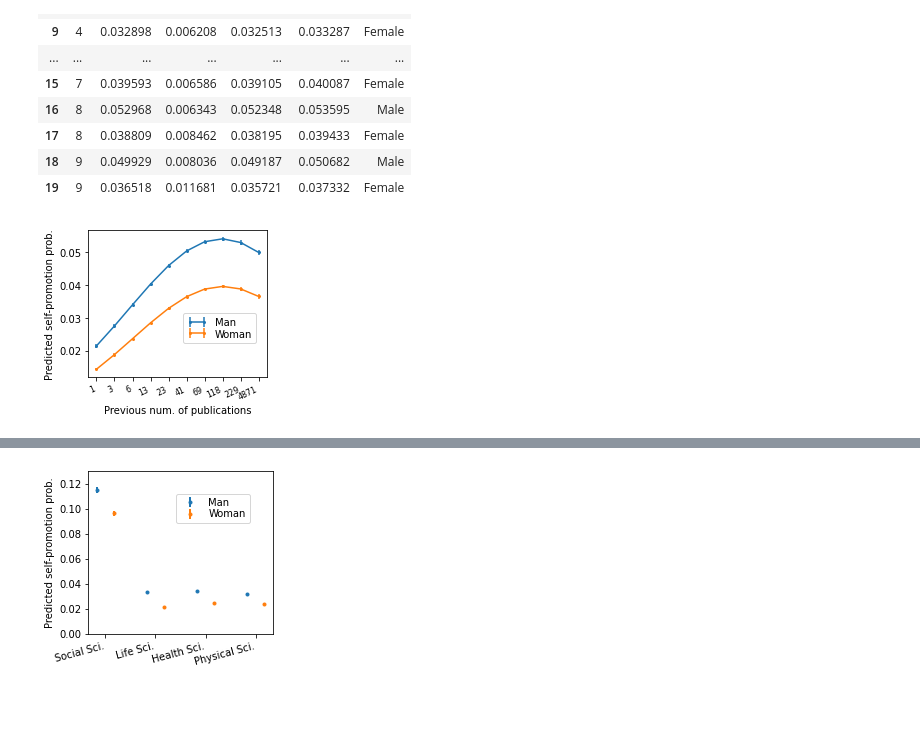
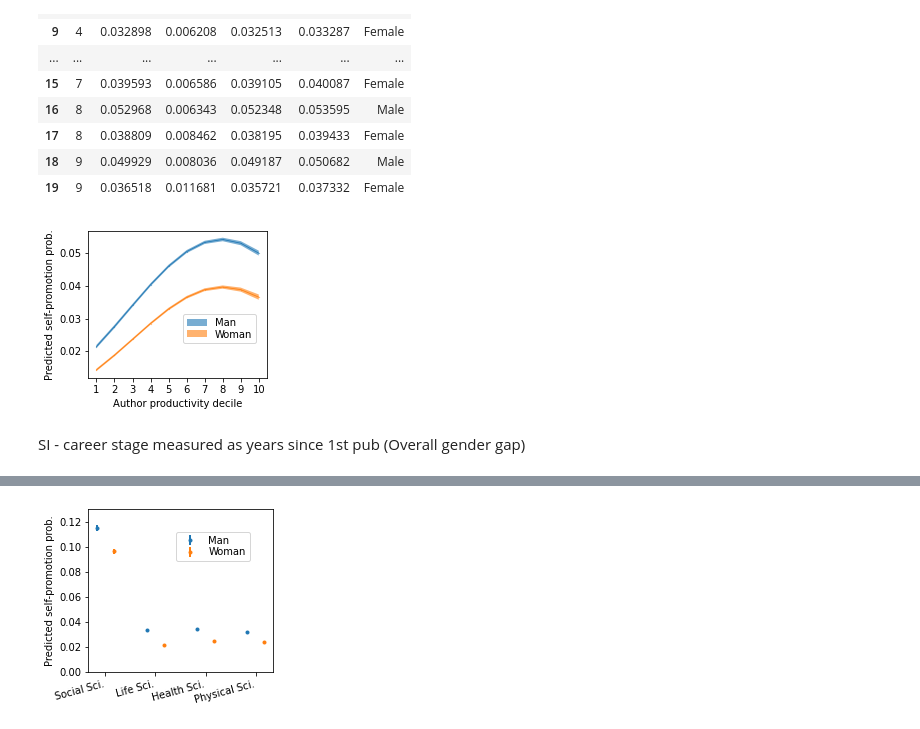
Before and after one commit to haoopeng/gender_promotion, a Jupyter notebook: plot_F_M.ipynb, the cells around one changed output, grey strips where cells are left out. Cells and saved outputs as stored; diff of their text form; code cells hidden in the pictures; blank space fills up the shorter version.

```diff
--- a/plot_F_M.ipynb
+++ b/plot_F_M.ipynb
@@ -113,0 +123,2 @@ fig.savefig('./gender_year_or_re.pdf', bbox_inches='tight', pad_inches=0.01)
+# %%
+df = pd.read_csv(Data_Root + 'pred_on_tweet_subset.csv', header=0)
@@ -240,21 +331,23 @@ ncols = 1
 fig, ax = plt.subplots(nrows=nrows, ncols=ncols, figsize=(3.2, 2.8))
 
 for i, lab, gender, color in zip(range(len(labels)), labels, gens, colors):
-    xs = np.array(df.loc[df.group==gender, 'x'].tolist())
+    xs = np.array(df.loc[df.group==gender, 'x'].tolist()) * -1 + 10
     # xs = xs + 0.3 * (i-3)
     ys = np.array(df.loc[df.group==gender, 'predicted'].tolist())
-    lows = ys - np.array(df.loc[df.group==gender, 'conf.low'].tolist())
-    upps = np.array(df.loc[df.group==gender, 'conf.high'].tolist()) - ys
-    errors = np.array([lows, upps])
-    ax.errorbar(xs, ys, yerr=errors, color=color, alpha=1, fmt='-o', markersize=2, linewidth=1.5, label=lab)
+#     lows = ys - np.array(df.loc[df.group==gender, 'conf.low'].tolist())
+#     upps = np.array(df.loc[df.group==gender, 'conf.high'].tolist()) - ys
+#     errors = np.array([lows, upps])
+#     ax.errorbar(xs, ys, yerr=errors, color=color, alpha=1, fmt='-o', markersize=2, linewidth=1.5, label=lab)
+    ax.plot(xs, ys, alpha=1, marker = 'o', markersize=0.2, linewidth=0.8)
+    ax.fill_between(xs, df.loc[df.group==gender, 'conf.low'].tolist(), df.loc[df.group==gender, 'conf.high'].tolist(), alpha=0.6, label=lab)
 
 # ax.legend(bbox_to_anchor=(1, -0.03), loc='lower left', labelspacing = 1.05, frameon = True)
-legend = ax.legend(bbox_to_anchor=(0.5, 0.7), loc='lower left', numpoints=2, labelspacing = 0.15, shadow=False, frameon = True, markerscale = 1)
+legend = ax.legend(bbox_to_anchor=(0.05, 0.7), loc='lower left', numpoints=2, labelspacing = 0.15, shadow=False, frameon = True, markerscale = 1)
 # ax.margins(0,0)
 # ax.set_yticks([0.2, 0.4, 0.6, 0.8])
-# ax.set_xticks([2013, 2014, 2015, 2016, 2017, 2018])
+ax.set_xticks([1, 2, 3, 4, 5, 6, 7, 8, 9, 10])
 ax.set_ylabel('Predicted self-promotion prob.')
-ax.set_xlabel('Affiliation rank category')
+ax.set_xlabel('Affiliation rank decile')
 
 # plt.tight_layout()
 plt.show()
@@ -292,30 +383,35 @@ df
 # %%
 nrows = 1
 ncols = 1
 fig, ax = plt.subplots(nrows=nrows, ncols=ncols, figsize=(3.2, 2.7))
 
 for i, lab, gender, color in zip(range(len(labels)), labels, gens, colors):
-    xs = np.array(df.loc[df.group==gender, 'x'].tolist())
+    xs = np.array(df.loc[df.group==gender, 'x'].tolist()) + 1
     # xs = xs + 0.3 * (i-3)
     ys = np.array(df.loc[df.group==gender, 'predicted'].tolist())
-    lows = ys - np.array(df.loc[df.group==gender, 'conf.low'].tolist())
-    upps = np.array(df.loc[df.group==gender, 'conf.high'].tolist()) - ys
-    errors = np.array([lows, upps])
-    ax.errorbar(xs, ys, yerr=errors, color=color, alpha=1, fmt='-o', markersize=2, linewidth=1.5, label=lab)
+#     lows = ys - np.array(df.loc[df.group==gender, 'conf.low'].tolist())
+#     upps = np.array(df.loc[df.group==gender, 'conf.high'].tolist()) - ys
+#     errors = np.array([lows, upps])
+#     ax.errorbar(xs, ys, yerr=errors, color=color, alpha=1, fmt='-o', markersize=2, linewidth=1.5, label=lab)
+    ax.plot(xs, ys, alpha=1, marker = 'o', markersize=0.2, linewidth=0.8)
+    ax.fill_between(xs, df.loc[df.group==gender, 'conf.low'].tolist(), df.loc[df.group==gender, 'conf.high'].tolist(), alpha=0.6, label=lab)
 
 # ax.legend(bbox_to_anchor=(1, -0.03), loc='lower left', labelspacing = 1.05, frameon = True)
 legend = ax.legend(bbox_to_anchor=(0.5, 0.2), loc='lower left', numpoints=2, labelspacing = 0.15, shadow=False, frameon = True, markerscale = 1)
 ax.set_xticks(xs)
-ax.set_xticklabels([1, 3, 6, 13, 23, 41, 69, 118, 229, 4871])
-for tick in ax.get_xticklabels():
-    tick.set_ha('right')
-    tick.set_fontsize(8)
-    tick.set_rotation(25)
+# ax.set_xticklabels([1, 3, 6, 13, 23, 41, 69, 118, 229, 4871])
+ax.set_xticks([1, 2, 3, 4, 5, 6, 7, 8, 9, 10])
+# for tick in ax.get_xticklabels():
+#     tick.set_ha('right')
+#     tick.set_fontsize(8)
+#     tick.set_rotation(25)
 ax.set_ylabel('Predicted self-promotion prob.')
-ax.set_xlabel('Previous num. of publications')
+ax.set_xlabel('Author productivity decile')
 
 # plt.tight_layout()
 plt.show()
 fig.savefig('./gender_pub_1.pdf', bbox_inches='tight', pad_inches=0.01)
 # %% [output]
-[figure, old version]
+[figure, new version]
+# %% [markdown]
+SI - career stage measured as years since 1st pub (Overall gender gap)
```
Also changed, not shown: parts of 32 cells of this notebook, 12 other files.
